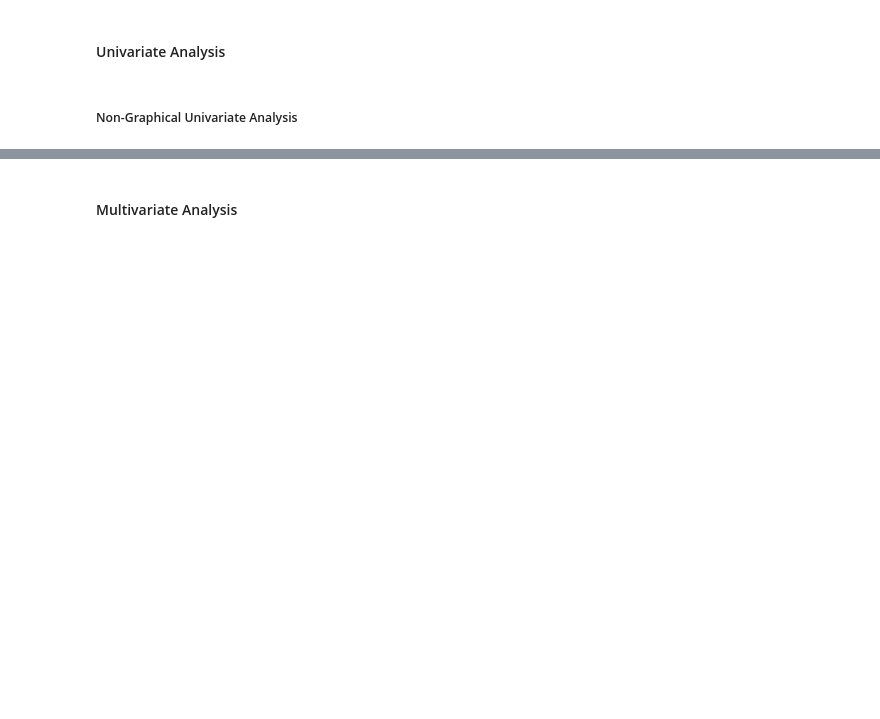
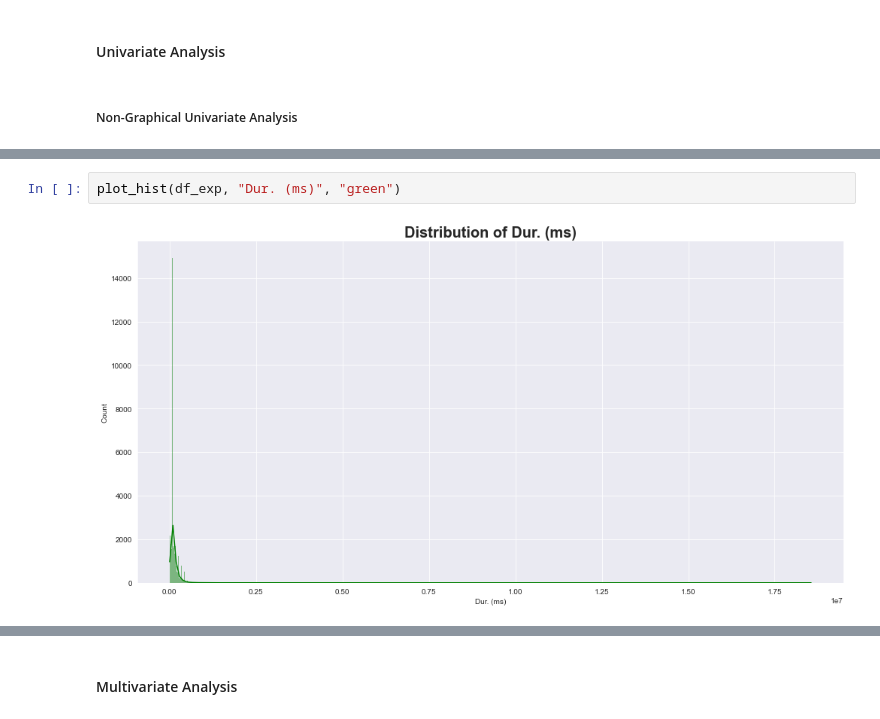
Before and after one commit to DiyeMark/User-Analytics-Telecommunication-Industry, a Jupyter notebook: notebooks/user-overview-analysis.ipynb, the cells around one changed output, grey strips where cells are left out. Cells and saved outputs as stored; diff of their text form; blank space fills up the shorter version.

```diff
--- a/notebooks/user-overview-analysis.ipynb
+++ b/notebooks/user-overview-analysis.ipynb
@@ -503,0 +697,4 @@ Name: Social Media Volume (Bytes), dtype: float64
+# %%
+plot_hist(df_exp, "Dur. (ms)", "green")
+# %% [output]
+[figure, added]
```
Also changed, not shown: parts of 58 cells of this notebook.
